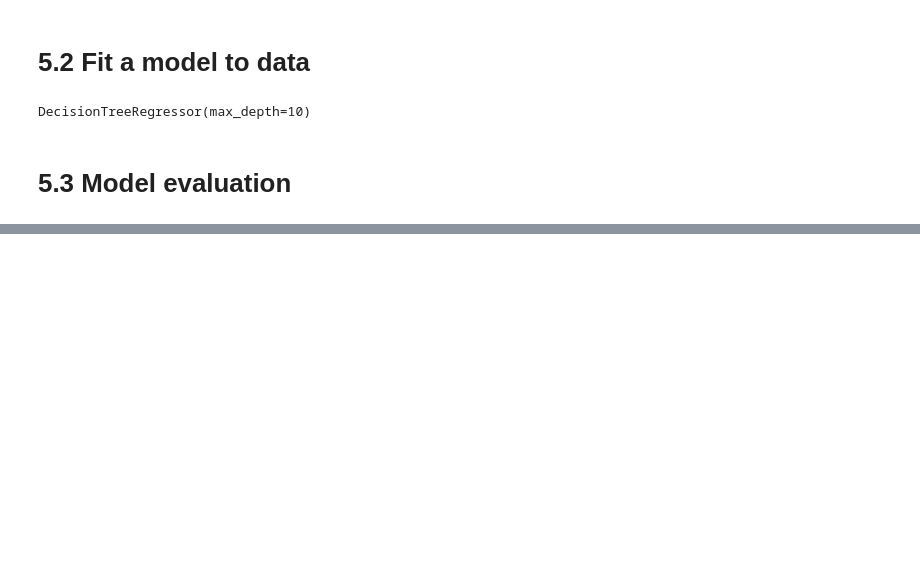
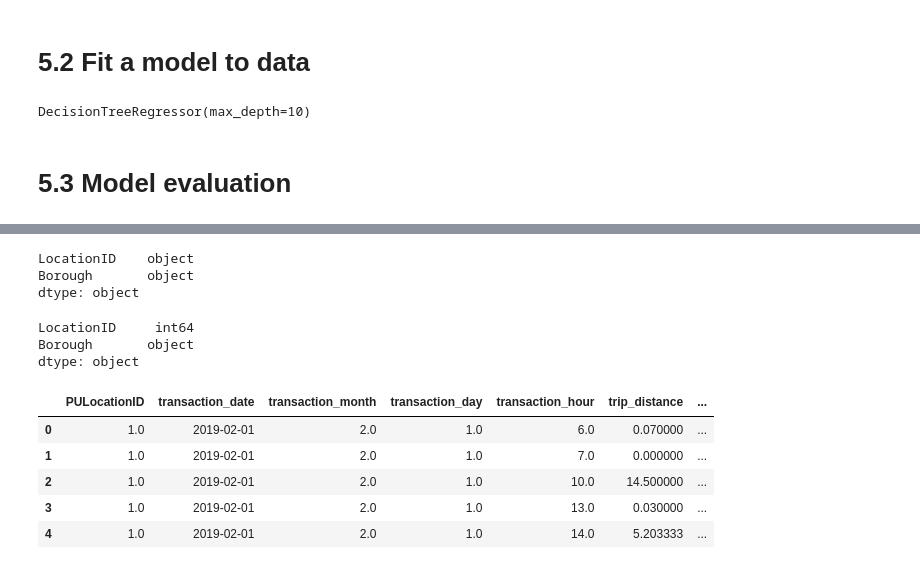
Before and after one commit to AndreaMaratova/New-York-Taxi-Analysis, a Jupyter notebook: Presentable notebook.ipynb, the cells around one changed output, grey strips where cells are left out. Saved outputs shown, nothing was run; the diff lists cells and outputs as text; code cells hidden in the pictures; blank space fills up the shorter version.

```diff
--- a/Presentable notebook.ipynb
+++ b/Presentable notebook.ipynb
@@ -471,0 +545,8 @@ DecisionTreeRegressor(max_depth=10)
+# %%
+# let's mark down the US national holidays
+
+from pandas.tseries.holiday import USFederalHolidayCalendar
+
+cal = USFederalHolidayCalendar()
+holidays = cal.holidays(start = "2018", end = "2020")
+data_with_new_features["is_holiday"] = data_with_new_features["transaction_date"].isin(holidays)
@@ -471,0 +555,5 @@ DecisionTreeRegressor(max_depth=10)
+# %%
+zone_lookup = pd.read_csv("data/taxi_zone_lookup.csv")
+zone_lookup = zone_lookup[["LocationID", "Borough"]]
+zone_lookup["LocationID"] = zone_lookup["LocationID"].astype(str)
+zone_lookup.head()
@@ -471,0 +567,3 @@ DecisionTreeRegressor(max_depth=10)
+# %%
+data_with_new_features = data_with_new_features.merge(zone_lookup, left_on = "PULocationID", right_on = "LocationID", how = "outer")
+data_with_new_features.head()
@@ -471,0 +589,24 @@ DecisionTreeRegressor(max_depth=10)
+# %%
+zone_lookup.dtypes
+# %% [output]
+LocationID    object
+Borough       object
+dtype: object
+# %%
+zone_lookup["LocationID"] = zone_lookup["LocationID"].astype("int")
+# %%
+zone_lookup.dtypes
+# %% [output]
+LocationID     int64
+Borough       object
+dtype: object
+# %%
+data_with_new_features = data_with_new_features.merge(zone_lookup, left_on = "PULocationID", right_on = "LocationID", how = "outer")
+data_with_new_features.head()
+# %% [output]
+|  | PULocationID | transaction_date | transaction_month | transaction_day | transaction_hour | trip_distance | ... |
+| 0 | 1.0 | 2019-02-01 | 2.0 | 1.0 | 6.0 | 0.070000 | ... |
+| 1 | 1.0 | 2019-02-01 | 2.0 | 1.0 | 7.0 | 0.000000 | ... |
+| 2 | 1.0 | 2019-02-01 | 2.0 | 1.0 | 10.0 | 14.500000 | ... |
+| 3 | 1.0 | 2019-02-01 | 2.0 | 1.0 | 13.0 | 0.030000 | ... |
+| 4 | 1.0 | 2019-02-01 | 2.0 | 1.0 | 14.0 | 5.203333 | ... |
```
Also changed, not shown: parts of 19 cells of this notebook, 2 other files.
